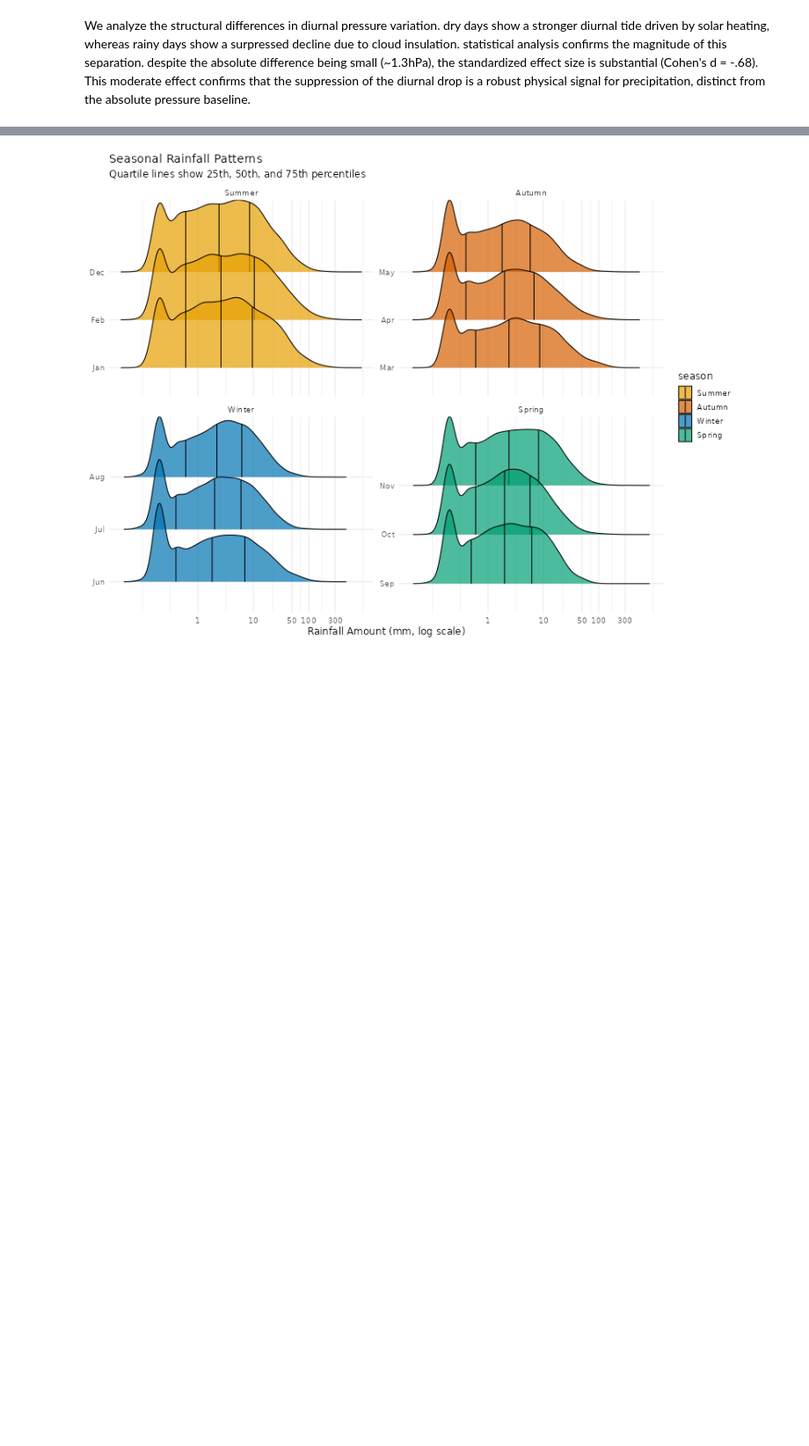
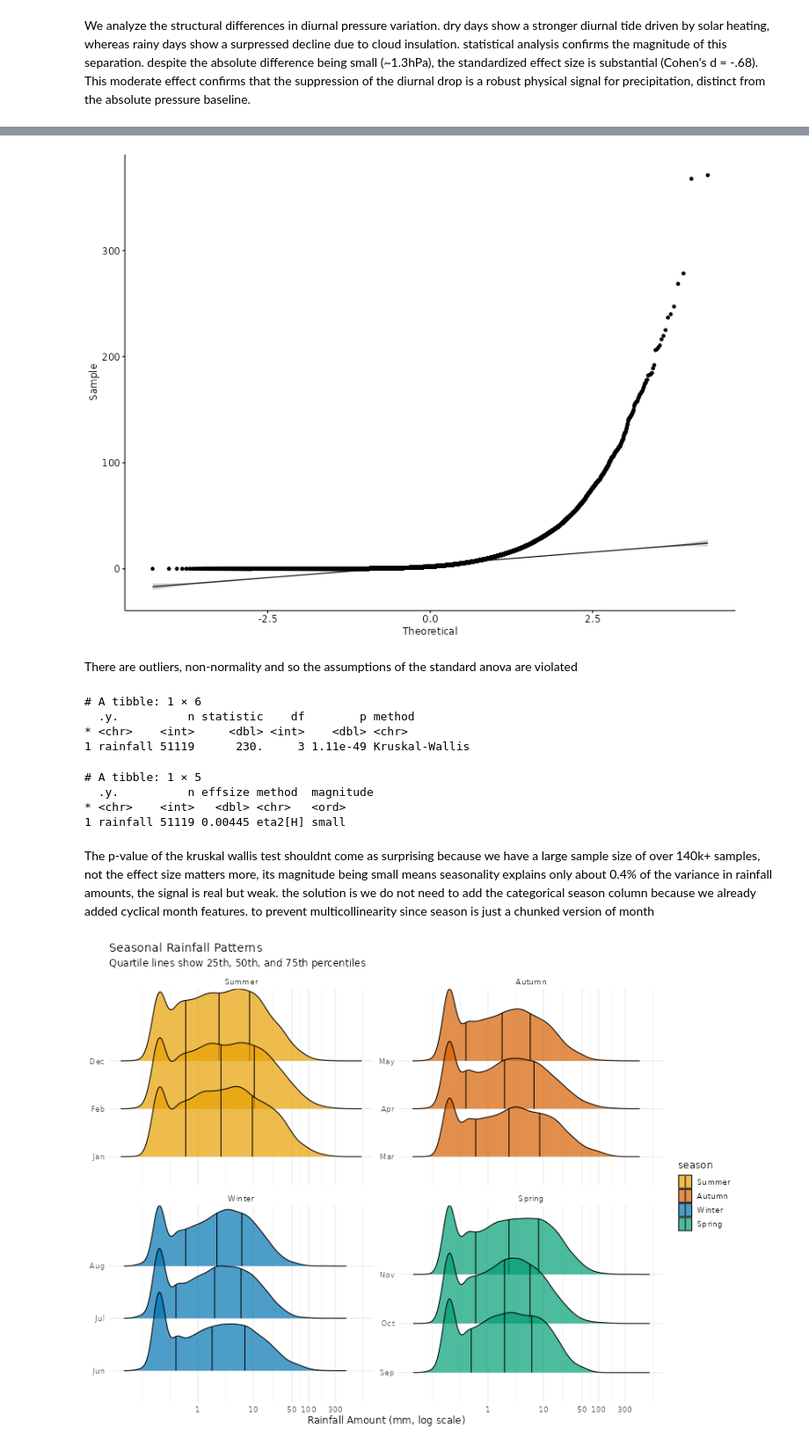
Before and after one commit to Chrisolande/australian-rainfall-dynamics, a Jupyter notebook: ausweather.ipynb, the cells around one changed output, grey strips where cells are left out. Shown at 88% size. Drawn from its saved outputs; the diff is of its cells as text; code cells hidden in the pictures; blank space fills up the shorter version.

Commit message:
Perform rigorous EDA, few stats test, rigorous muticollinearity fix, feature engineering and the first batch candidates for statistical modelling

```diff
--- a/ausweather.ipynb
+++ b/ausweather.ipynb
@@ -633,3 +687,29 @@ df_final %>%
+# %%
+library(ggpubr)
+
+ggqqplot(seasonal_data, "rainfall", facet_by = "season")
+# %% [output]
+[figure, added]
+# %% [markdown]
+There are outliers, non-normality and so the assumptions of the standard anova are violated
+# %%
+seasonal_data %>%
+  kruskal_test(rainfall ~ season)
+# %% [output]
+# A tibble: 1 × 6
+  .y.          n statistic    df        p method
+* <chr>    <int>     <dbl> <int>    <dbl> <chr>
+1 rainfall 51119      230.     3 1.11e-49 Kruskal-Wallis
+# %%
+seasonal_data %>%
+  kruskal_effsize(rainfall ~ season)
+# %% [output]
+# A tibble: 1 × 5
+  .y.          n effsize method  magnitude
+* <chr>    <int>   <dbl> <chr>   <ord>
+1 rainfall 51119 0.00445 eta2[H] small
+# %% [markdown]
+The p-value of the kruskal wallis test shouldnt come as surprising because we have a large sample size of over 140k+ samples, not the effect size matters more, its magnitude being small means seasonality explains only about 0.4% of the variance in rainfall amounts, the signal is real but weak. the solution is we do not need to add the categorical season column because we already added cyclical month features. to prevent multicollinearity since season is just a chunked version of month
 # %%
 ggplot(plot_data_seasonal, aes(rainfall, month_label, fill = season)) +
   geom_density_ridges(
```
Also changed, not shown: parts of 30 cells of this notebook.
